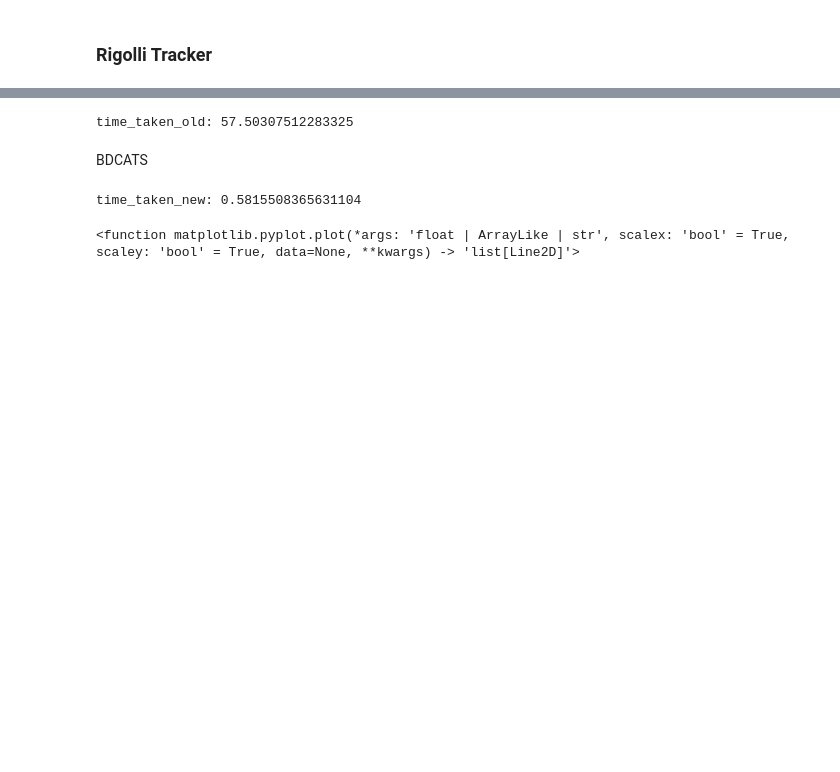
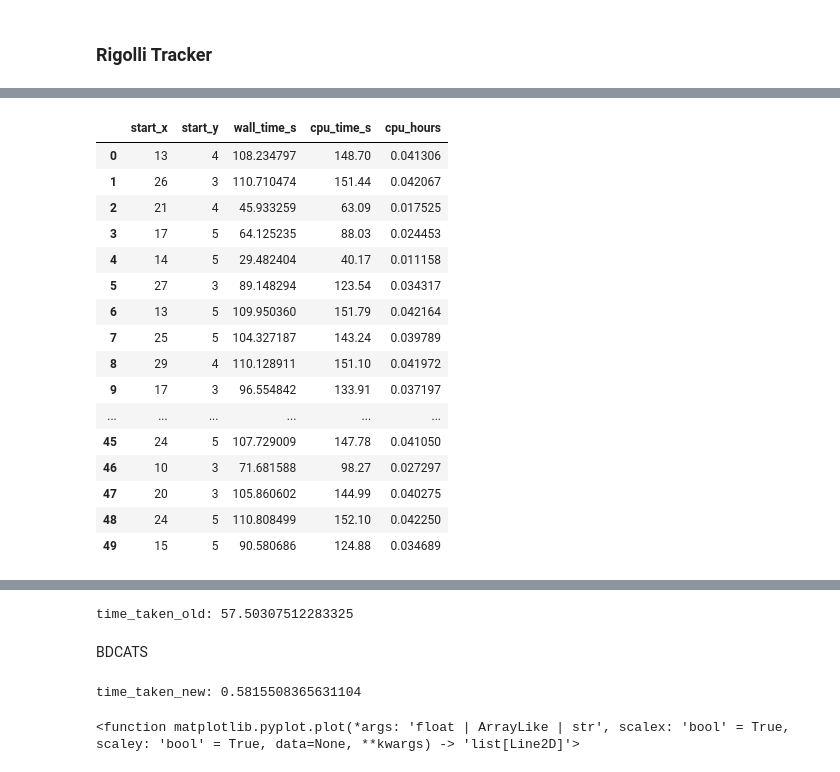
Before and after one commit to arunavanag591/COSMOS, a Jupyter notebook: plume_simulator.ipynb, the cells around one changed output, grey strips where cells are left out. Saved outputs shown, nothing was run; the diff lists cells and outputs as text; code cells hidden in the pictures; blank space fills up the shorter version.

```diff
--- a/plume_simulator.ipynb
+++ b/plume_simulator.ipynb
@@ -612,0 +849,20 @@ time_taken_cfd: 49.99427795410156
+# %%
+cfd_time
+# %% [output]
+|  | start_x | start_y | wall_time_s | cpu_time_s | cpu_hours |
+| 0 | 13 | 4 | 108.234797 | 148.70 | 0.041306 |
+| 1 | 26 | 3 | 110.710474 | 151.44 | 0.042067 |
+| 2 | 21 | 4 | 45.933259 | 63.09 | 0.017525 |
+| 3 | 17 | 5 | 64.125235 | 88.03 | 0.024453 |
+| 4 | 14 | 5 | 29.482404 | 40.17 | 0.011158 |
+| 5 | 27 | 3 | 89.148294 | 123.54 | 0.034317 |
+| 6 | 13 | 5 | 109.950360 | 151.79 | 0.042164 |
+| 7 | 25 | 5 | 104.327187 | 143.24 | 0.039789 |
+| 8 | 29 | 4 | 110.128911 | 151.10 | 0.041972 |
+| 9 | 17 | 3 | 96.554842 | 133.91 | 0.037197 |
+| ... | ... | ... | ... | ... | ... |
+| 45 | 24 | 5 | 107.729009 | 147.78 | 0.041050 |
+| 46 | 10 | 3 | 71.681588 | 98.27 | 0.027297 |
+| 47 | 20 | 3 | 105.860602 | 144.99 | 0.040275 |
+| 48 | 24 | 5 | 110.808499 | 152.10 | 0.042250 |
+| 49 | 15 | 5 | 90.580686 | 124.88 | 0.034689 |
```
Also changed, not shown: parts of 8 cells of this notebook, 11 other files.
